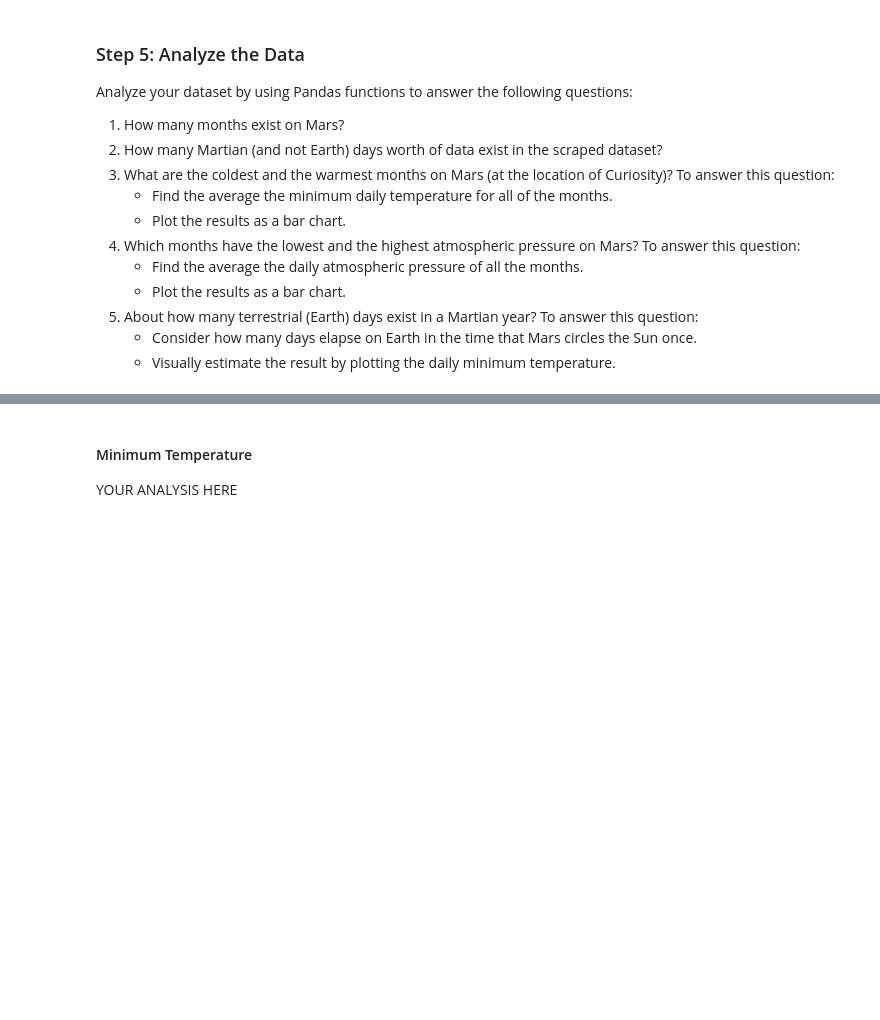
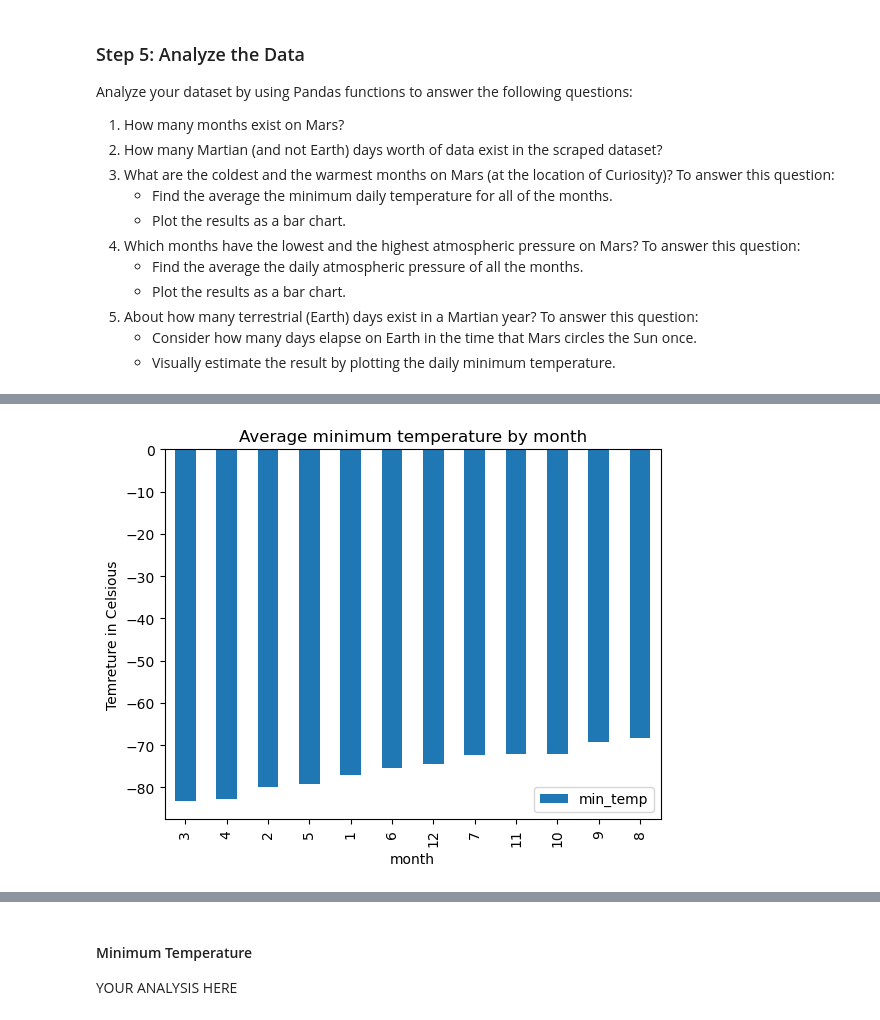
Before and after one commit to atnafb/Web-Scrapping-Chanllenge, a Jupyter notebook: part_2_mars_weather.ipynb, the cells around one changed output, grey strips where cells are left out. Drawn from its saved outputs; the diff is of its cells as text; code cells hidden in the pictures; blank space fills up the shorter version.

```diff
--- a/part_2_mars_weather.ipynb
+++ b/part_2_mars_weather.ipynb
@@ -151,4 +235,12 @@ Analyze your dataset by using Pandas functions to answer the following questions
 # %%
 # Identify the coldest and hottest months in Curiosity's location by sorting the previous graph
+average_tempDF_sort = average_tempDF.sort_values(by='min_temp', ascending=True)
+average_tempDF_sort.plot (kind='bar', y ='min_temp')
+plt.ylabel('Temreture in Celsious')
+plt.xlabel ('month')
+plt.title ('Average minimum temperature by month')
+plt.show ()
+# %% [output]
+[figure, added]
 # %%
 # 4. What is the average pressure by month?
```
Also changed, not shown: parts of 17 cells of this notebook.
